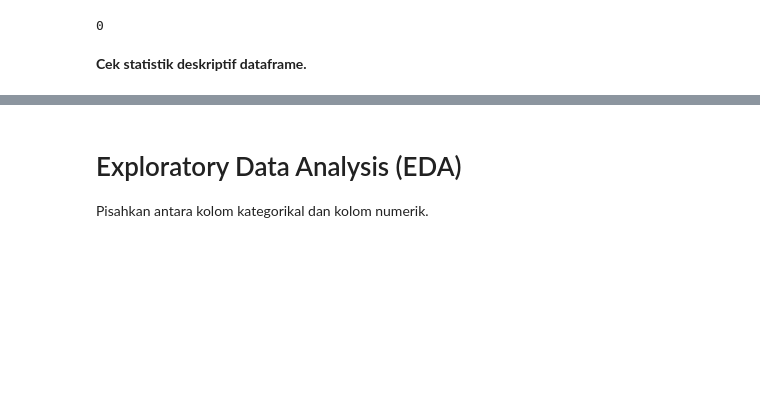
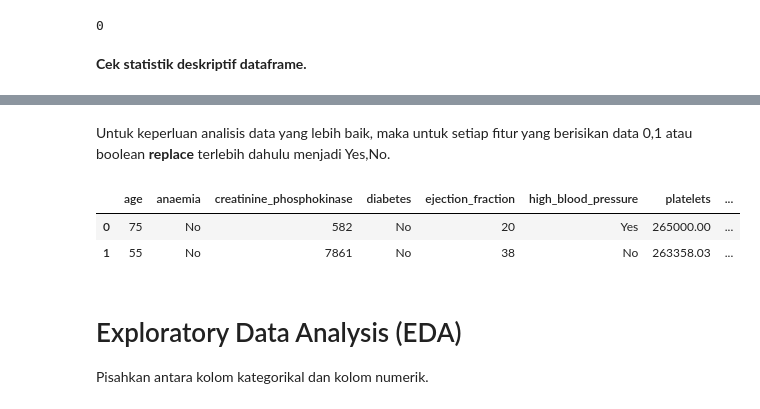
Before and after one commit to vistasasmitapadmanagara/H8_4_Vista, a Jupyter notebook: projek3_ensemble/notebook/projek_3_ensemble.ipynb, the cells around one changed output, grey strips where cells are left out. Cells and saved outputs as stored; diff of their text form; code cells hidden in the pictures; blank space fills up the shorter version.

```diff
--- a/projek3_ensemble/notebook/projek_3_ensemble.ipynb
+++ b/projek3_ensemble/notebook/projek_3_ensemble.ipynb
@@ -161,6 +161,17 @@ df.describe()
 | 50% | 60.000000 | 0.000000 | 250.000000 | 0.000000 | 38.000000 | 0.000000 | 262000.000000 | ... |
 | 75% | 70.000000 | 1.000000 | 582.000000 | 1.000000 | 45.000000 | 1.000000 | 303500.000000 | ... |
 | max | 95.000000 | 1.000000 | 7861.000000 | 1.000000 | 80.000000 | 1.000000 | 850000.000000 | ... |
+# %% [markdown]
+Untuk keperluan analisis data yang lebih baik, maka untuk setiap fitur yang berisikan data 0,1 atau boolean **replace** terlebih dahulu menjadi Yes,No.
+# %%
+dic = {1:'Yes', 0:'No'}
+df[['anaemia', 'diabetes', 'high_blood_pressure', 'sex', 'smoking', 'target']] = df[['anaemia', 'diabetes', 'high_blood_pressure', 'sex', 'smoking', 'target']].replace(dic)
+
+df.head(2)
+# %% [output]
+|  | age | anaemia | creatinine_phosphokinase | diabetes | ejection_fraction | high_blood_pressure | platelets | ... |
+| 0 | 75 | No | 582 | No | 20 | Yes | 265000.00 | ... |
+| 1 | 55 | No | 7861 | No | 38 | No | 263358.03 | ... |
 # %% [markdown]
 # Exploratory Data Analysis (EDA)
 
```
Also changed, not shown: parts of 26 cells of this notebook.
